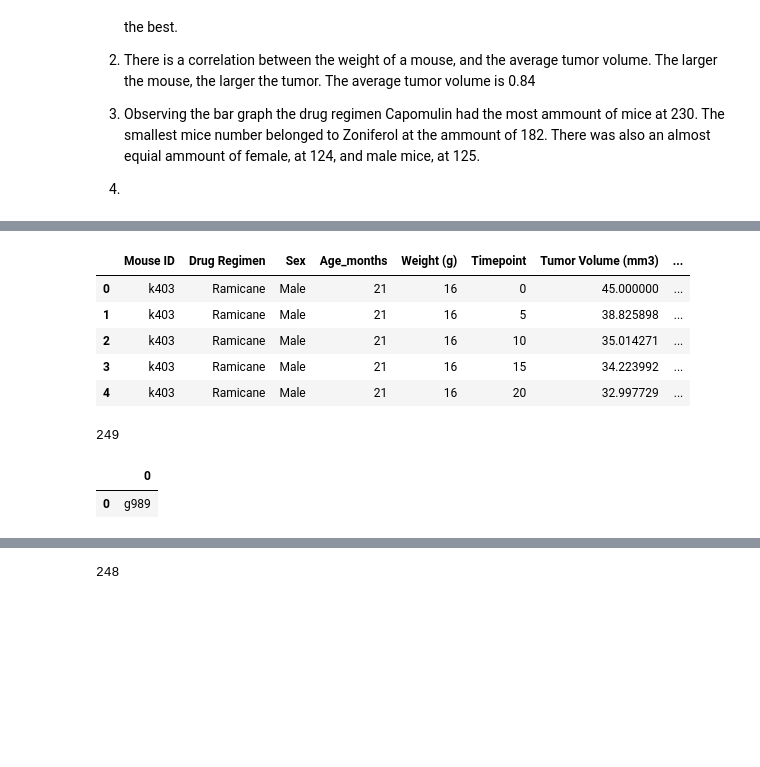
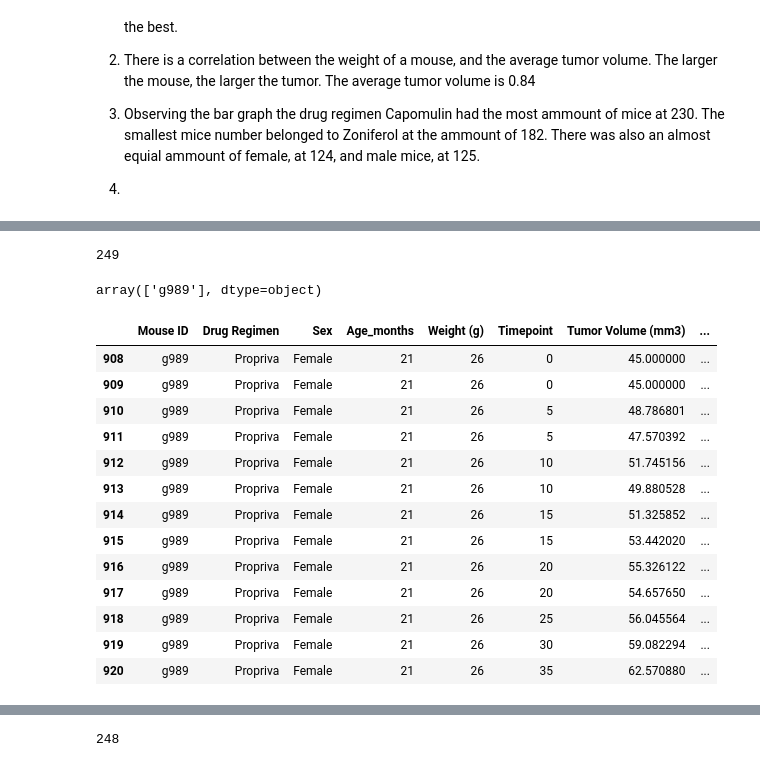
Before and after one commit to OmodonMajiri/Matplotlib-Challenge2, a Jupyter notebook: Module 05 Challenge - Due 07-19-2022/Pymaceuticals/pymaceuticals_starter.ipynb, the cells around one changed output, grey strips where cells are left out. Cells and saved outputs as stored; diff of their text form; code cells hidden in the pictures; blank space fills up the shorter version.

```diff
--- a/Module 05 Challenge - Due 07-19-2022/Pymaceuticals/pymaceuticals_starter.ipynb
+++ b/Module 05 Challenge - Due 07-19-2022/Pymaceuticals/pymaceuticals_starter.ipynb
@@ -28,3 +44,5 @@ study_results = pd.read_csv(study_results_path)
 # %%
-# Combine the data into a single dataset
-Combined_data = pd.merge(mouse_metadata, study_results, how='outer')
+# Combine the above data into a single dataset
+combined_df = pd.merge(mouse_metadata, study_results, how='outer', on="Mouse ID")
+# Display the data table for preview
+combined_df.head()
@@ -31,12 +56,2 @@ Combined_data = pd.merge(mouse_metadata, study_results, how='outer')
-# %%
-# Display the data table for preview
-Combined_data.head()
-# %% [output]
-|  | Mouse ID | Drug Regimen | Sex | Age_months | Weight (g) | Timepoint | Tumor Volume (mm3) | ... |
-| 0 | k403 | Ramicane | Male | 21 | 16 | 0 | 45.000000 | ... |
-| 1 | k403 | Ramicane | Male | 21 | 16 | 5 | 38.825898 | ... |
-| 2 | k403 | Ramicane | Male | 21 | 16 | 10 | 35.014271 | ... |
-| 3 | k403 | Ramicane | Male | 21 | 16 | 15 | 34.223992 | ... |
-| 4 | k403 | Ramicane | Male | 21 | 16 | 20 | 32.997729 | ... |
 # %%
 # Checking the number of mice.
@@ -47,13 +61,28 @@ number_of_mice
 249
 # %%
 # Getting the duplicate mice by ID number that shows up for Mouse ID and Timepoint.
-duplicate_mice = Combined_data.loc[Combined_data.duplicated(subset=['Mouse ID', 'Timepoint',]),'Mouse ID'].unique()
+dup_mice_ID = combined_df.loc[combined_df.duplicated(subset=['Mouse ID', 'Timepoint']),'Mouse ID'].unique()
+dup_mice_ID
+# %% [output]
+array(['g989'], dtype=object)
 # %%
 # Optional: Get all the data for the duplicate mouse ID.
-all_duplicate_mouse_id=pd.DataFrame(duplicate_mice)
-all_duplicate_mouse_id
+dup_mice_df = combined_df.loc[combined_df["Mouse ID"] == "g989", :]
+dup_mice_df
 # %% [output]
-|  | 0 |
-| 0 | g989 |
+|  | Mouse ID | Drug Regimen | Sex | Age_months | Weight (g) | Timepoint | Tumor Volume (mm3) | ... |
+| 908 | g989 | Propriva | Female | 21 | 26 | 0 | 45.000000 | ... |
+| 909 | g989 | Propriva | Female | 21 | 26 | 0 | 45.000000 | ... |
+| 910 | g989 | Propriva | Female | 21 | 26 | 5 | 48.786801 | ... |
+| 911 | g989 | Propriva | Female | 21 | 26 | 5 | 47.570392 | ... |
+| 912 | g989 | Propriva | Female | 21 | 26 | 10 | 51.745156 | ... |
+| 913 | g989 | Propriva | Female | 21 | 26 | 10 | 49.880528 | ... |
+| 914 | g989 | Propriva | Female | 21 | 26 | 15 | 51.325852 | ... |
+| 915 | g989 | Propriva | Female | 21 | 26 | 15 | 53.442020 | ... |
+| 916 | g989 | Propriva | Female | 21 | 26 | 20 | 55.326122 | ... |
+| 917 | g989 | Propriva | Female | 21 | 26 | 20 | 54.657650 | ... |
+| 918 | g989 | Propriva | Female | 21 | 26 | 25 | 56.045564 | ... |
+| 919 | g989 | Propriva | Female | 21 | 26 | 30 | 59.082294 | ... |
+| 920 | g989 | Propriva | Female | 21 | 26 | 35 | 62.570880 | ... |
 # %%
 # Create a clean DataFrame by dropping the duplicate mouse by its ID.
```
Also changed, not shown: parts of 39 cells of this notebook.
